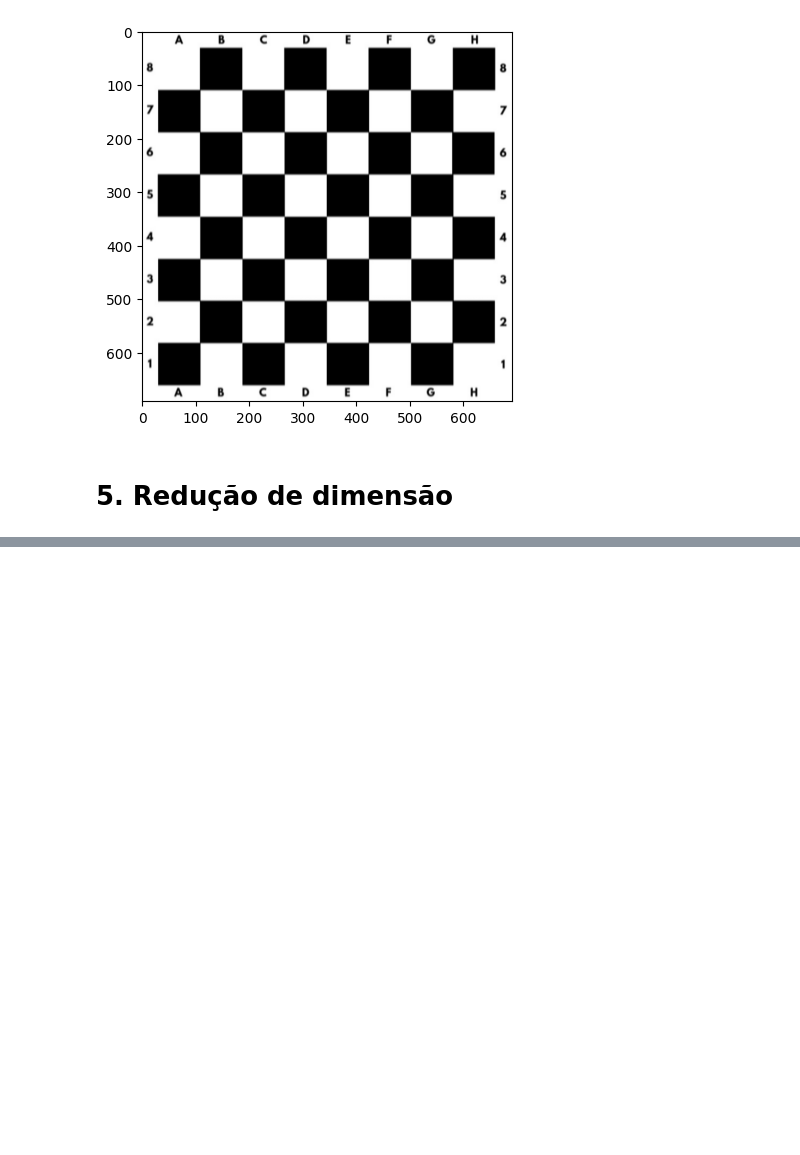
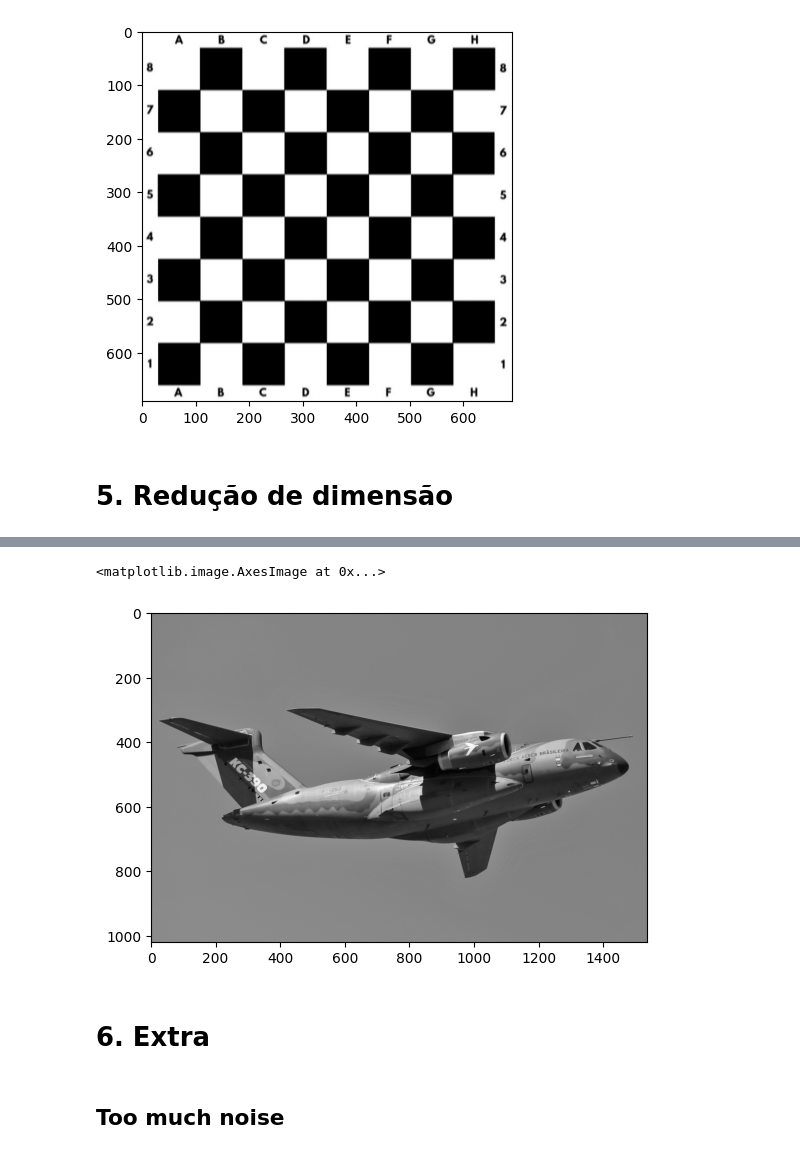
Before and after one commit to davi-dressler/fgv_vc, a Jupyter notebook: lista_1/funcoes.ipynb, the cells around one changed output, grey strips where cells are left out. Drawn from its saved outputs; the diff is of its cells as text; code cells hidden in the pictures; blank space fills up the shorter version.

```diff
--- a/lista_1/funcoes.ipynb
+++ b/lista_1/funcoes.ipynb
@@ -323,0 +324,11 @@ plt.imshow(img_red, cmap= "gray")
+# %%
+aviao_suavizado = cv.GaussianBlur(aviao, (5,5), 0)
+aviao_suavizado_red = aplicar_redução_dim(aviao_suavizado, 2, 2)
+plt.imshow(aviao_suavizado_red, cmap= "gray")
+# %% [output]
+<matplotlib.image.AxesImage at 0x...>
+[figure, added]
+# %% [markdown]
+# 6. Extra
+# %% [markdown]
+## Too much noise
```
Also changed, not shown: parts of 4 cells of this notebook.
